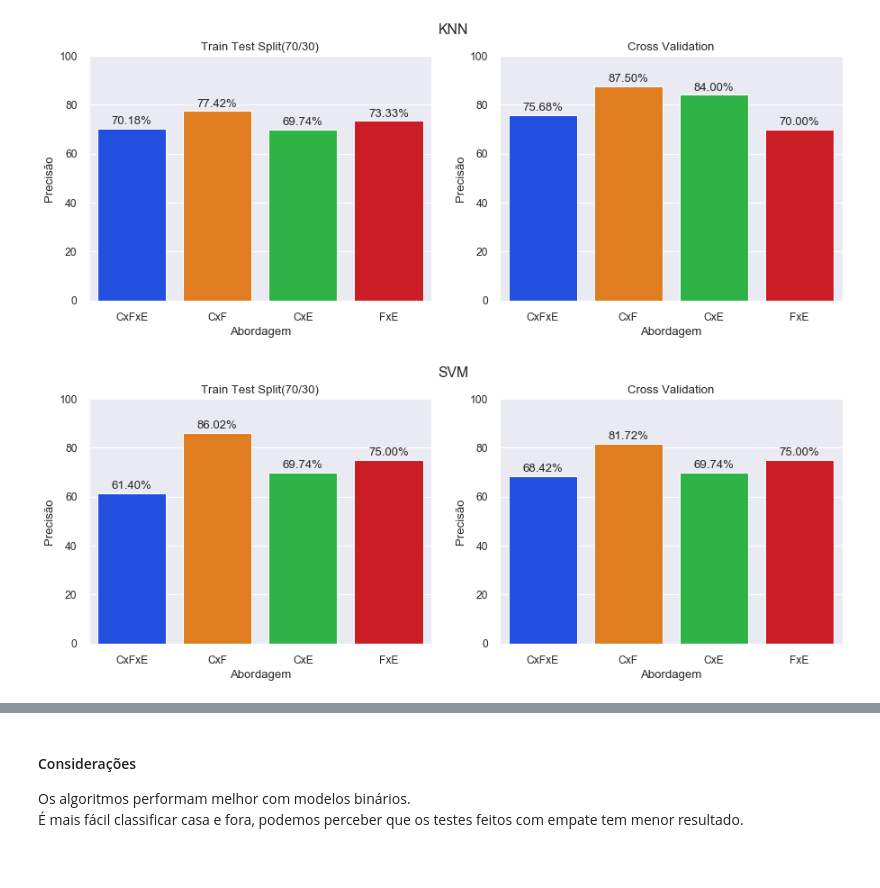
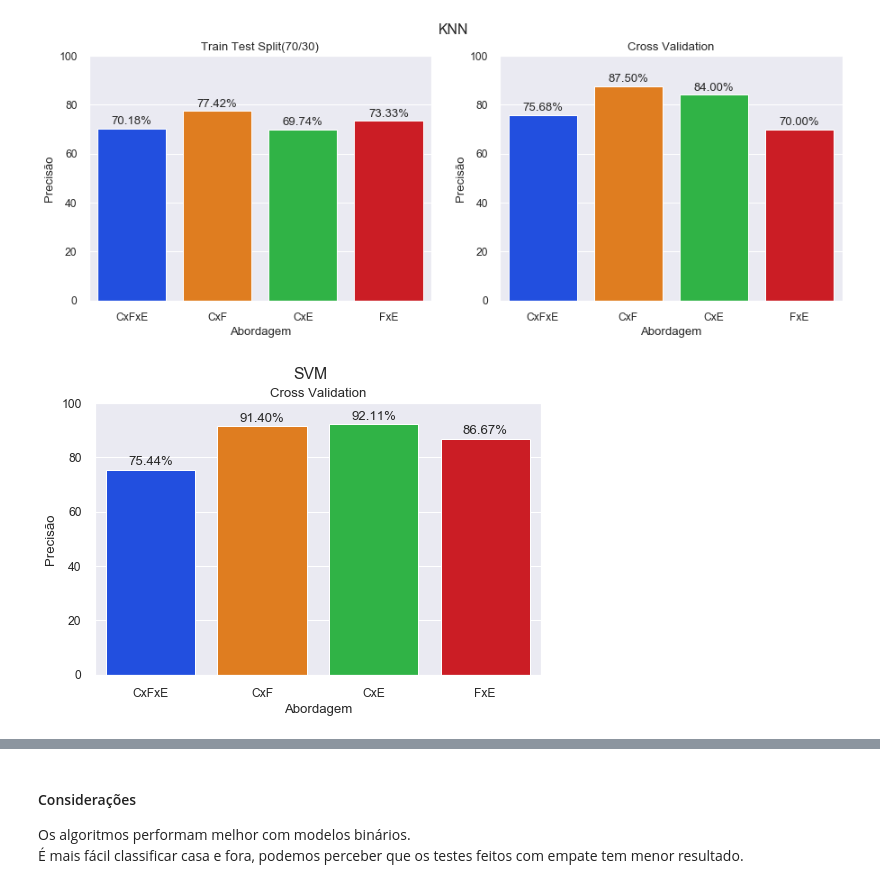
Before and after one commit to olesiogn/Football-prediction, a Jupyter notebook: Fut-PremierLeague.ipynb, the cells around one changed output, grey strips where cells are left out. Drawn from its saved outputs; the diff is of its cells as text; code cells hidden in the pictures.

```diff
--- a/Fut-PremierLeague.ipynb
+++ b/Fut-PremierLeague.ipynb
@@ -605,14 +595,10 @@ cross_knn_cxf = max(cross_val_score(knn, X, y, cv=10)) * 100
 
 # SVM
 param_grid = {'C':[0.1,1,10,100,1000],'gamma': [1,0.1,0.01,0.001,0.001], 'kernel':['rbf']}
-grid = GridSearchCV(SVC(),param_grid,refit=True,cv=3,iid=False)
-grid.fit(X_train, y_train)
+grid = GridSearchCV(SVC(),param_grid,refit=True,cv=10,iid=False)
+grid.fit(X, y)
 predict_svm = grid.predict(X_test)
 svm_cxf = grid.score(X_test, y_test) * 100
-
-grid2 = GridSearchCV(SVC(),param_grid,refit=True,cv=10,iid=False)
-grid2.fit(X_train, y_train)
-cross_svm_cxf = grid2.score(X_test, y_test) * 100
 
 # MLP
 mlp_classifier = MLPClassifier(hidden_layer_sizes=(2,8), activation='logistic', solver='adam', max_iter=1000)
@@ -734,14 +717,10 @@ cross_knn_cxe = max(cross_val_score(knn, X, y, cv=10)) * 100
 
 # SVM
 param_grid = {'C':[0.1,1,10,100,1000],'gamma': [1,0.1,0.01,0.001,0.001], 'kernel':['rbf']}
-grid = GridSearchCV(SVC(),param_grid,refit=True,cv=3,iid=False)
-grid.fit(X_train, y_train)
+grid = GridSearchCV(SVC(),param_grid,refit=True,cv=10,iid=False)
+grid.fit(X, y)
 predict_svm = grid.predict(X_test)
 svm_cxe = grid.score(X_test, y_test) * 100
-
-grid2 = GridSearchCV(SVC(),param_grid,refit=True,cv=10,iid=False)
-grid2.fit(X_train, y_train)
-cross_svm_cxe = grid2.score(X_test, y_test) * 100
 
 # MLP
 mlp_classifier = MLPClassifier(hidden_layer_sizes=(2,8), activation='logistic', solver='adam', max_iter=1000)
@@ -863,14 +839,10 @@ cross_knn_fxe = max(cross_val_score(knn, X, y, cv=10)) * 100
 
 # SVM
 param_grid = {'C':[0.1,1,10,100,1000],'gamma': [1,0.1,0.01,0.001,0.001], 'kernel':['rbf']}
-grid = GridSearchCV(SVC(),param_grid,refit=True,cv=3,iid=False)
-grid.fit(X_train, y_train)
+grid = GridSearchCV(SVC(),param_grid,refit=True,cv=10,iid=False)
+grid.fit(X, y)
 predict_svm = grid.predict(X_test)
 svm_fxe = grid.score(X_test, y_test) * 100
-
-grid2 = GridSearchCV(SVC(),param_grid,refit=True,cv=10,iid=False)
-grid2.fit(X_train, y_train)
-cross_svm_fxe = grid2.score(X_test, y_test) * 100
 
 # MLP
 mlp_classifier = MLPClassifier(hidden_layer_sizes=(2,8), activation='logistic', solver='adam', max_iter=1000)
@@ -1111,30 +1076,20 @@ plt.savefig('img/knn_pl.png')
 [figure]
 # %%
 # SVM
-plt.figure(figsize=(15,5))
+plt.figure(figsize=(8,5))
 plt.suptitle('SVM')
 
-plt.subplot(1, 2, 1)
-plt.title("Train Test Split(70/30)")
-graph = sns.barplot(x=['CxFxE','CxF','CxE','FxE'], y=[svm_all,svm_cxf,svm_cxe,svm_fxe],palette='bright')
-for p in graph.patches:
-    graph.annotate(format(p.get_height(), '.2f') + "%", (p.get_x() + p.get_width() / 2., p.get_height()), ha = 'center', va = 'center', xytext = (0, 8), textcoords = 'offset points')
-plt.xlabel("Abordagem")
-plt.ylabel("Precisão")
-plt.ylim([0, 100])
-
-plt.subplot(1, 2, 2)
 plt.title("Cross Validation")
-graph2 = sns.barplot(x=['CxFxE','CxF','CxE','FxE'], y=[cross_svm_all,cross_svm_cxf,cross_svm_cxe,cross_svm_fxe],palette='bright')
+graph2 = sns.barplot(x=['CxFxE','CxF','CxE','FxE'], y=[svm_all,svm_cxf,svm_cxe,svm_fxe],palette='bright')
 for p in graph2.patches:
     graph2.annotate(format(p.get_height(), '.2f') + "%", (p.get_x() + p.get_width() / 2., p.get_height()), ha = 'center', va = 'center', xytext = (0, 8), textcoords = 'offset points')
 plt.xlabel("Abordagem")
 plt.ylabel("Precisão")
 plt.ylim([0, 100])
 
 plt.savefig('img/svm_pl.png')
 # %% [output]
-[figure, old version]
+[figure, new version]
 # %%
 # MLP
 plt.figure(figsize=(15,5))
```
Also changed, not shown: parts of 22 cells of this notebook, 11 other files.
